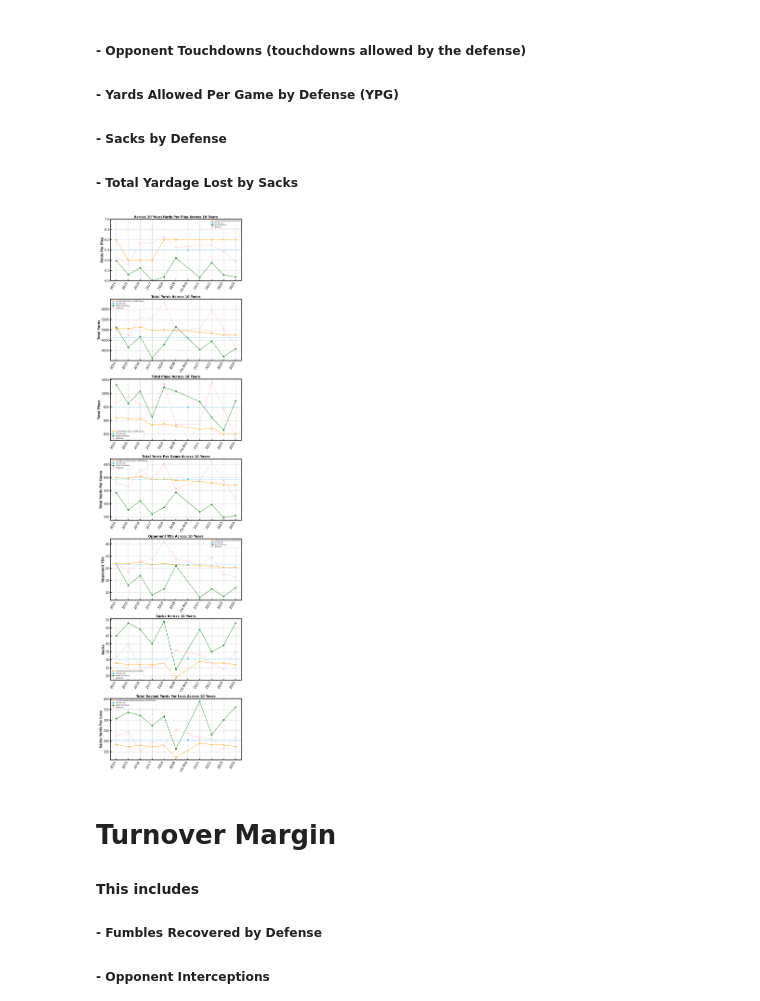
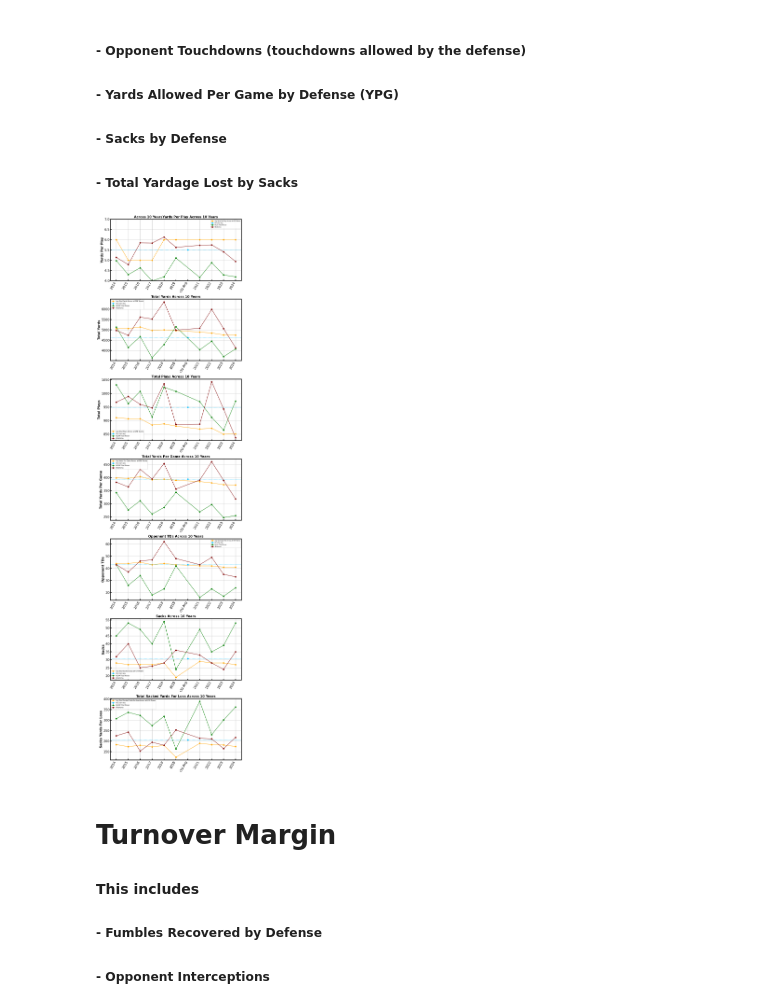
Before and after one commit to Jmo-1/Astro-Project, a Jupyter notebook: Project Code.ipynb, the cells around one changed output. Saved outputs shown, nothing was run; the diff lists cells and outputs as text; code cells hidden in the pictures.

```diff
--- a/Project Code.ipynb
+++ b/Project Code.ipynb
@@ -101,7 +101,7 @@ natchamp=np.array([4.98, 4.30, 4.63, 3.99, 4.19, 5.11, 4.16, 4.88, 4.28, 4.19])
 ax1.plot(df['year'], natchamp, color='green', marker='o', label='NCAA Title Winner')
 
 OUyear=np.array([5.14, 4.79, 5.85, 5.84, 6.13, 5.63, 5.73, 5.75, 5.41, 4.94])
-ax1.plot(df['year'], OUyear, color='pink', marker='o', label='Oklahoma')
+ax1.plot(df['year'], OUyear, color='maroon', marker='o', label='Oklahoma')
 
 ax1.set_title('Across 10 YearsYards Per Play Across 10 Years', fontsize=15, fontweight='bold')
 ax1.set_ylim(bottom=4, top=7)
@@ -131,7 +131,7 @@ natchamp=np.array([5136, 4145, 4672, 3646, 4288, 5153, 4034, 4452, 3705, 4074])
 ax2.plot(df['year'], natchamp, color='green', marker='o', label='NCAA Title Winner')
 
 OUyear=np.array([4974, 4738, 5616, 5529, 6353, 4990, 5080, 5993, 5062, 4137])
-ax2.plot(df['year'], OUyear, color='pink', marker='o', label='Oklahoma')
+ax2.plot(df['year'], OUyear, color='maroon', marker='o', label='Oklahoma')
 
 ax2.set_title('Total Yards Across 10 Years', fontsize=15, fontweight='bold')
 ax2.set_ylabel('Total Yards', fontsize=15, fontweight='bold')
@@ -160,7 +160,7 @@ natchamp=np.array([1032, 963, 1008, 913, 1023, 1008, 970, 912, 865, 972])
 ax3.plot(df['year'], natchamp, color='green', marker='o', label='NCAA Title Winner')
 
 OUyear=np.array([968, 989, 960, 947, 1036, 886, 887, 1043, 943, 837])
-ax3.plot(df['year'], OUyear, color='pink', marker='o', label='Oklahoma')
+ax3.plot(df['year'], OUyear, color='maroon', marker='o', label='Oklahoma')
 
 ax3.set_title('Total Plays Across 10 Years', fontsize=15, fontweight='bold')
 ax3.set_ylabel('Total Plays', fontsize=15, fontweight='bold')
@@ -187,7 +187,7 @@ natchamp=np.array([342.4, 276.3, 311.5, 260.4, 285.9, 343.5, 268.9, 296.8, 247,
 ax4.plot(df['year'], natchamp, color='green', marker='o', label='NCAA Title Winner')
 
 OUyear=np.array([382.6, 364.5, 432, 394.9, 453.8, 356.4, 390.8, 461, 389.4, 318.2])
-ax4.plot(df['year'], OUyear, color='pink', marker='o', label='Oklahoma')
+ax4.plot(df['year'], OUyear, color='maroon', marker='o', label='Oklahoma')
 
 ax4.set_title('Total Yards Per Game Across 10 Years', fontsize=15, fontweight='bold')
 ax4.set_ylabel('Total Yards Per Game', fontsize=15, fontweight='bold')
@@ -215,7 +215,7 @@ natchamp=np.array([43, 26, 34, 18, 23, 42, 16, 23, 17, 24])
 ax5.plot(df['year'], natchamp, color='green', marker='o', label='NCAA Title Winner')
 
 OUyear=np.array([43, 37, 46, 47, 62, 48, 43, 49, 35, 33])
-ax5.plot(df['year'], OUyear, color='pink', marker='o', label='Oklahoma')
+ax5.plot(df['year'], OUyear, color='maroon', marker='o', label='Oklahoma')
 
 ax5.set_title('Opponent TDs Across 10 Years', fontsize=15, fontweight='bold')
 ax5.set_ylabel('Opponent TDs', fontsize=15, fontweight='bold')
@@ -243,7 +243,7 @@ natchamp=np.array([45, 53, 49, 40, 54, 24, 49, 35, 39, 53])
 ax6.plot(df['year'], natchamp, color='green', marker='o', label='NCAA Title Winner')
 
 OUyear=np.array([32, 40, 25, 26, 28, 36, 33, 28, 24, 35])
-ax6.plot(df['year'], OUyear, color='pink', marker='o', label='Oklahoma')
+ax6.plot(df['year'], OUyear, color='maroon', marker='o', label='Oklahoma')
 
 ax6.set_title('Sacks Across 10 Years', fontsize=15, fontweight='bold')
 ax6.set_ylabel('Sacks', fontsize=15, fontweight='bold')
@@ -255,35 +255,35 @@ ax6.legend(fontsize=7)
 
 #Seventh Plot
 
 ax7.plot(df['year'], df['sack yrds'], marker='o', label='Avg Total Sacked Yards For Loss Across all CFB Teams', color='orange')
 
 ou_avg_x = 2020
 ou_avg_y = 205.9
 ax7.plot(ou_avg_x, ou_avg_y, marker='o', color='deepskyblue', label='OU 10yr Avg')
 ax7.axhline(y=ou_avg_y, linestyle='--', color='deepskyblue', linewidth=1)
 
 xticks = list(df['year']) + [ou_avg_x]
 xtick_labels = list(df['year'].astype(str)) + ['OU Avg']
 ax7.set_xticks(xticks)
 ax7.set_xticklabels(xtick_labels, rotation=60, ha='right', fontsize=9)
 
 natchamp=np.array([307, 337, 322, 274, 318, 163, 389, 231, 301, 362])
 ax7.plot(df['year'], natchamp, color='green', marker='o', label='NCAA Title Winner')
 
 OUyear=np.array([226, 243, 153, 195, 181, 253, 214, 211, 165, 218])
-ax7.plot(df['year'], OUyear, color='pink', marker='o', label='Oklahoma')
+ax7.plot(df['year'], OUyear, color='maroon', marker='o', label='Oklahoma')
 
 ax7.set_title('Total Sacked Yards For Loss Across 10 Years', fontsize=15, fontweight='bold')
 ax7.set_ylabel('Sacks Yards For Loss', fontsize=15, fontweight='bold')
 ax7.grid(True)
 ax7.tick_params(top=False, right=False, labelsize=15)
 ax7.legend(fontsize=7)
 
 plt.tight_layout()
 plt.subplots_adjust(hspace=0.3)
 plt.show()
 # %% [output]
-[figure, old version]
+[figure, new version]
 # %% [markdown]
 # Turnover Margin
 #### This includes
```
Also changed, not shown: parts of 6 cells of this notebook.
